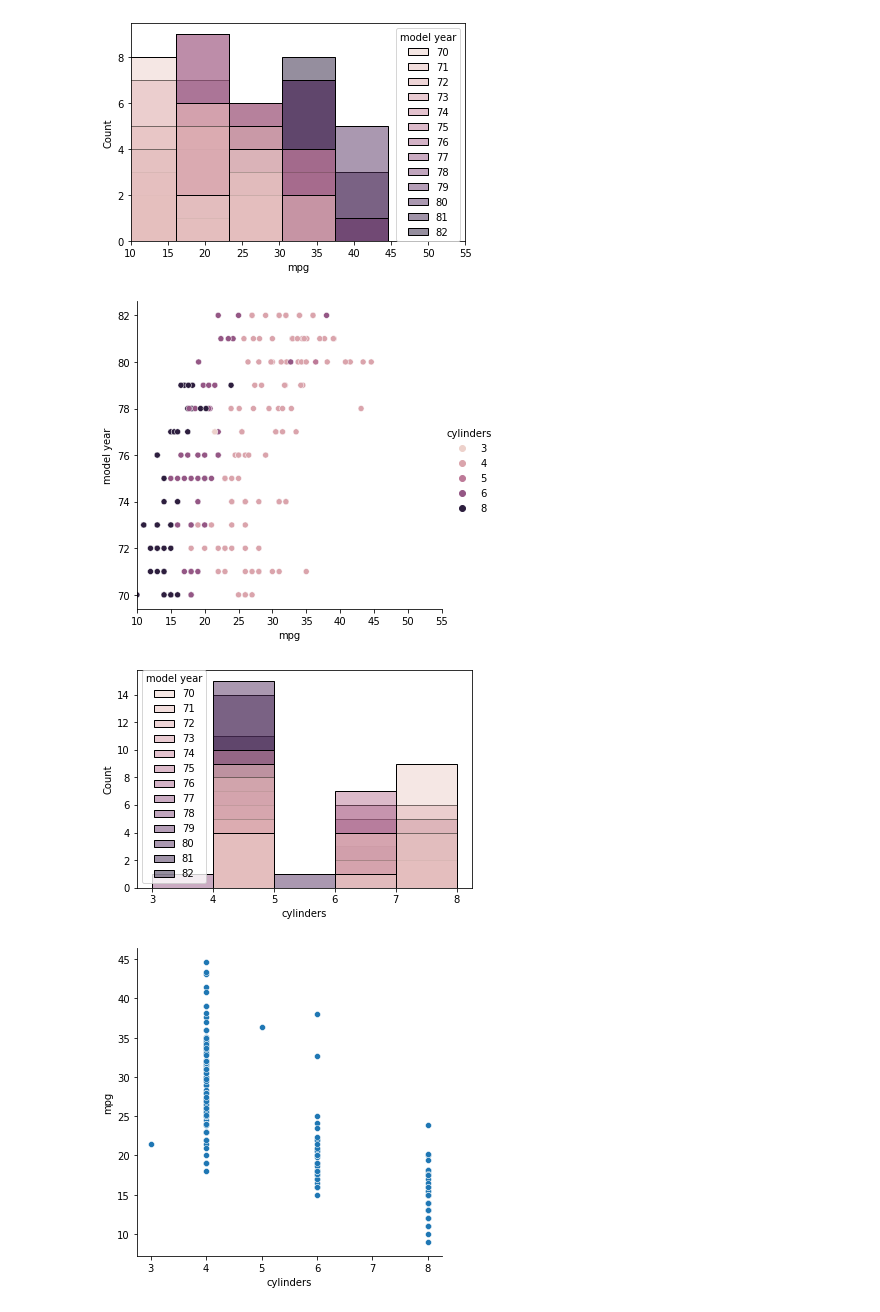
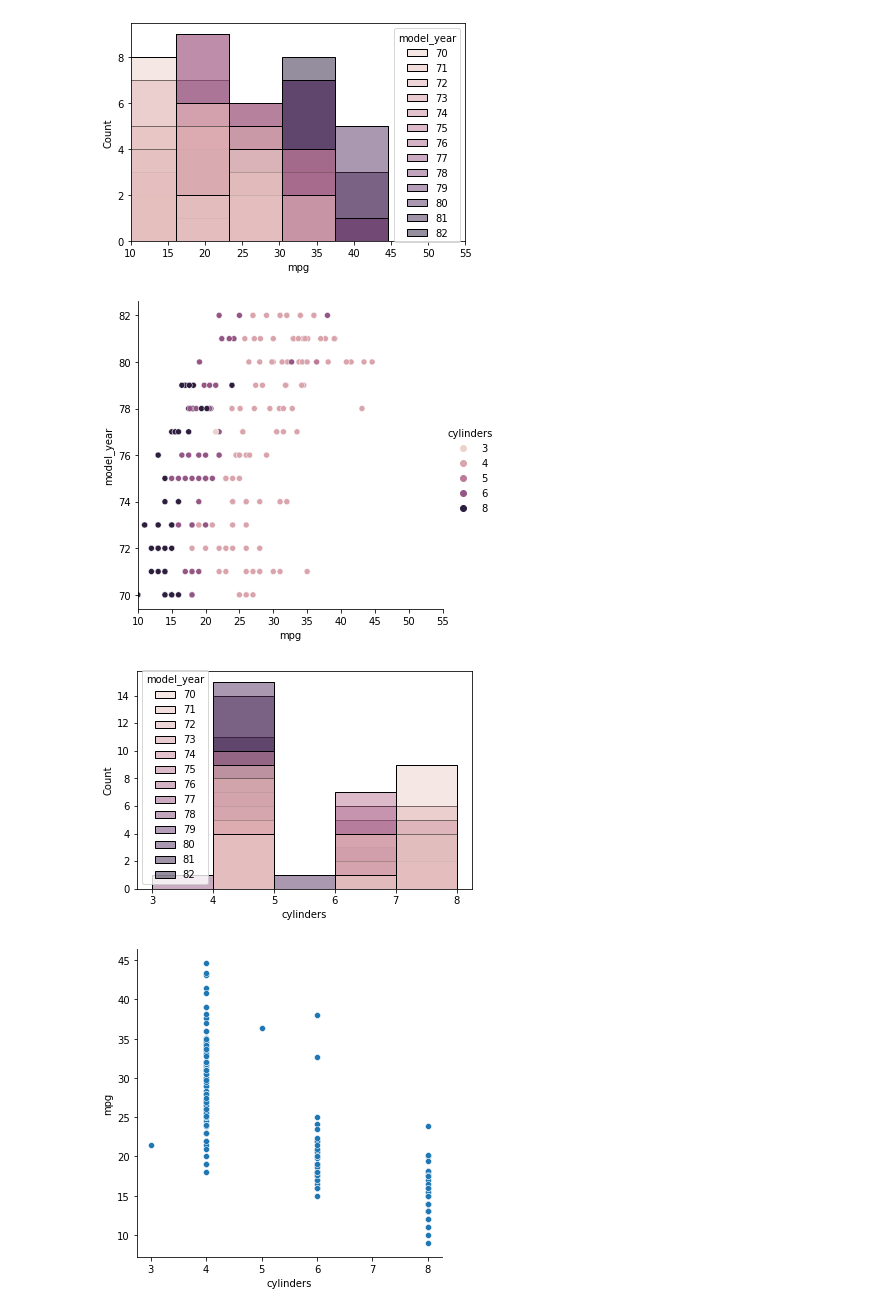
Before and after one commit to tomitayuuki/study, a Jupyter notebook: 自動車の走行距離（書き直し）.ipynb, the cells around one changed output. Cells and saved outputs as stored; diff of their text form; code cells hidden in the pictures.

```diff
--- a/自動車の走行距離（書き直し）.ipynb
+++ b/自動車の走行距離（書き直し）.ipynb
@@ -6,8 +7,8 @@ import seaborn as sns
 # %%
-filepath_train = './data/train.csv'
+filepath_train = './../data/train.csv'
 df_train = pd.read_csv(filepath_train)
-filepath_test = './data/test.csv'
+filepath_test = './../data/test.csv'
 df_test = pd.read_csv(filepath_test)
 df_train = df_train.rename(columns={'model year':'model_year','car name':'car_name'})
-df_test = df_test.rename(columns={'model year':'model_year','car name':'car_name'})
+df_test = df_test.rename(columns={'model_year':'model_year','car name':'car_name'})
 # %%
@@ -81,17 +86,17 @@ plt.show()
 [figure]
 # %%
 # 時代の変遷と燃費の推移
-sns.relplot(data=df_train_nn,x='mpg',y='model year', hue='cylinders')
+sns.relplot(data=df_train_nn,x='mpg',y='model_year', hue='cylinders')
 plt.xlim(10,55)
 plt.show()
 # %% [output]
-[figure, old version]
+[figure, new version]
 # %%
 # 時代の変遷とシリンダー
-sns.histplot(data=df_train_nn,x='cylinders', bins=5, hue='model year')
+sns.histplot(data=df_train_nn,x='cylinders', bins=5, hue='model_year')
 plt.show()
 # %% [output]
-[figure, old version]
+[figure, new version]
 # %%
 # シリンダーと燃費
 sns.relplot(data=df_train_nn,x='cylinders',y='mpg')
```
Also changed, not shown: parts of 69 cells of this notebook.
